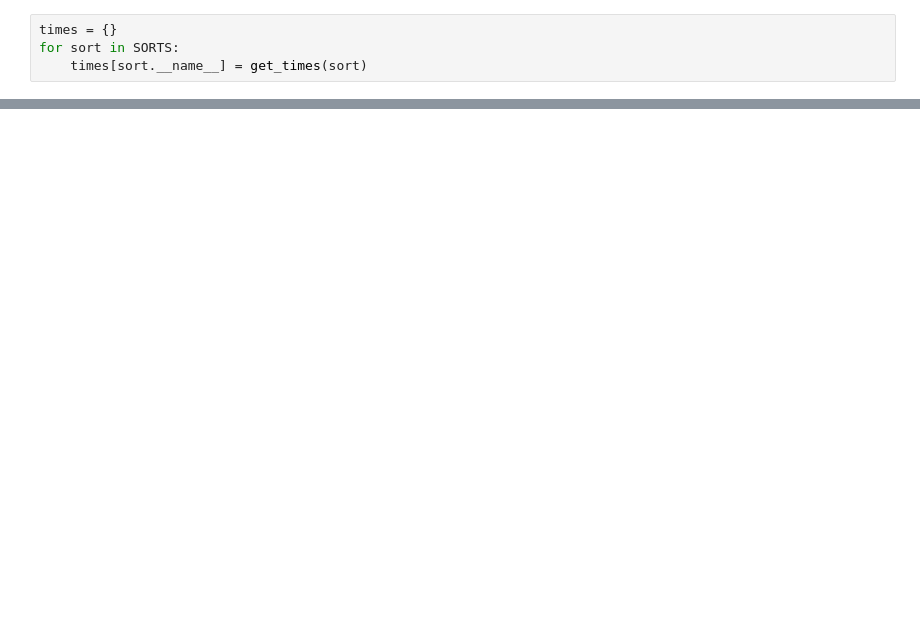
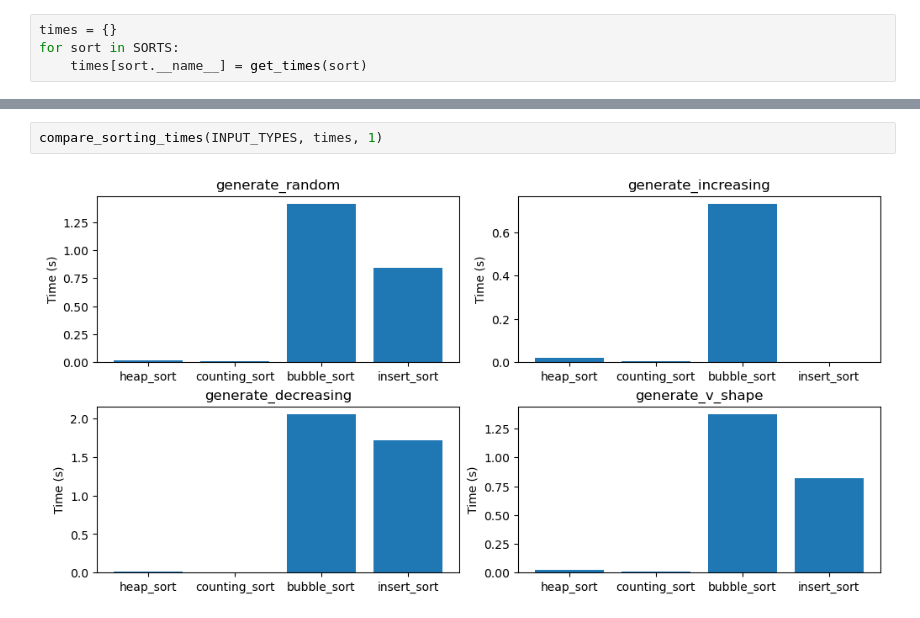
Before and after one commit to adamtms/algorithms_and_data_structures, a Jupyter notebook: Project1/report.ipynb, the cells around one changed output, grey strips where cells are left out. Drawn from its saved outputs; the diff is of its cells as text; blank space fills up the shorter version.

```diff
--- a/Project1/report.ipynb
+++ b/Project1/report.ipynb
@@ -65,0 +54,4 @@ times
+# %%
+compare_sorting_times(INPUT_TYPES, times, 1)
+# %% [output]
+[figure, added]
```
Also changed, not shown: parts of 8 cells of this notebook, 4 other files.
